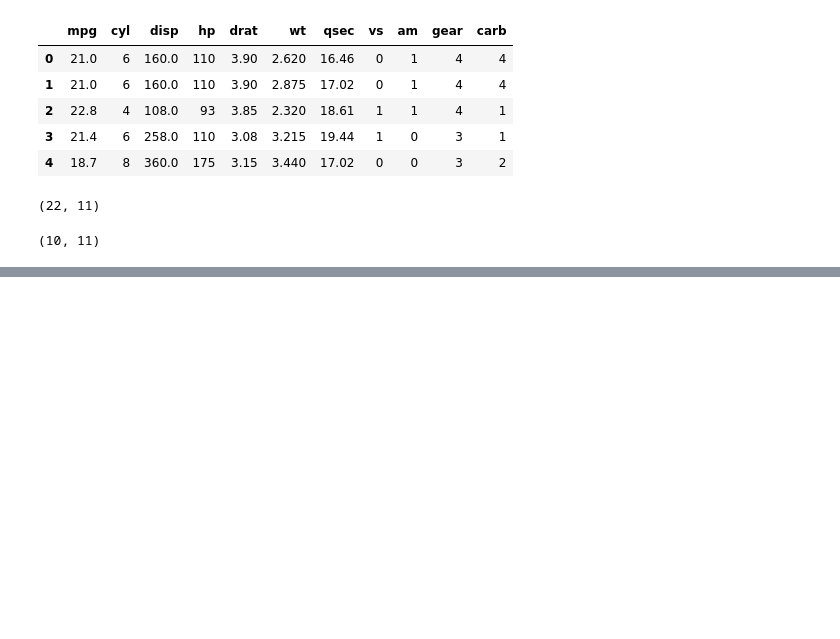
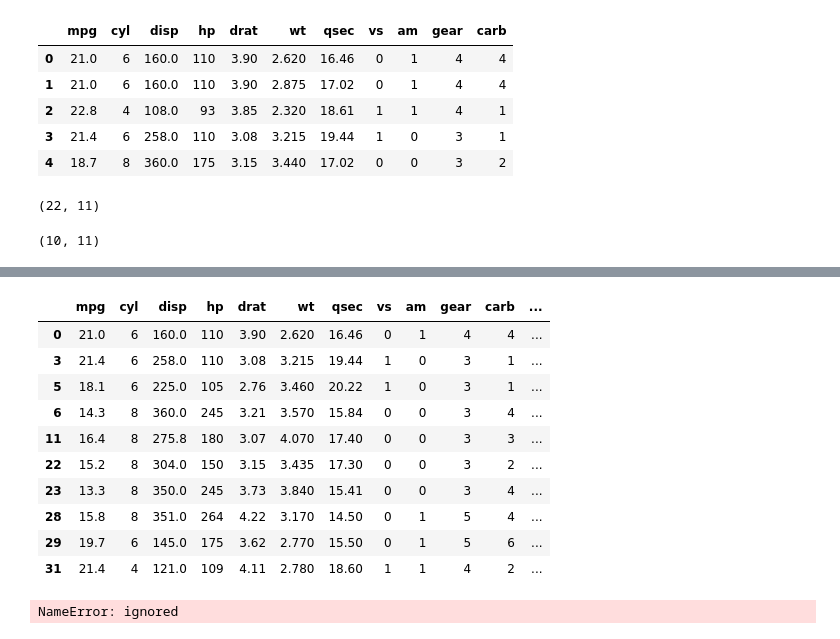
Before and after one commit to jbogarin74/Wobbles, a Jupyter notebook: DASC_HW_4.ipynb, the cells around one changed output, grey strips where cells are left out. Cells and saved outputs as stored; diff of their text form; code cells hidden in the pictures; blank space fills up the shorter version.

```diff
--- a/DASC_HW_4.ipynb
+++ b/DASC_HW_4.ipynb
@@ -83 +82,4 @@ y = train_data["mpg"]
+# %%
+y = train_data["mpg"]
+X1 = train_data["cyl"]
 # %%
@@ -96,0 +133,25 @@ X1 = train_data
+# %%
+X_new = test_data['carb']
+X_new = sm.add_constant(X_new)
+
+# make the predictions by the model
+test_data["predictions"] = model1_fit.predict(X_new)
+
+test_data
+# %% [output]
+|  | mpg | cyl | disp | hp | drat | wt | qsec | vs | am | gear | carb | ... |
+| 0 | 21.0 | 6 | 160.0 | 110 | 3.90 | 2.620 | 16.46 | 0 | 1 | 4 | 4 | ... |
+| 3 | 21.4 | 6 | 258.0 | 110 | 3.08 | 3.215 | 19.44 | 1 | 0 | 3 | 1 | ... |
+| 5 | 18.1 | 6 | 225.0 | 105 | 2.76 | 3.460 | 20.22 | 1 | 0 | 3 | 1 | ... |
+| 6 | 14.3 | 8 | 360.0 | 245 | 3.21 | 3.570 | 15.84 | 0 | 0 | 3 | 4 | ... |
+| 11 | 16.4 | 8 | 275.8 | 180 | 3.07 | 4.070 | 17.40 | 0 | 0 | 3 | 3 | ... |
+| 22 | 15.2 | 8 | 304.0 | 150 | 3.15 | 3.435 | 17.30 | 0 | 0 | 3 | 2 | ... |
+| 23 | 13.3 | 8 | 350.0 | 245 | 3.73 | 3.840 | 15.41 | 0 | 0 | 3 | 4 | ... |
+| 28 | 15.8 | 8 | 351.0 | 264 | 4.22 | 3.170 | 14.50 | 0 | 1 | 5 | 4 | ... |
+| 29 | 19.7 | 6 | 145.0 | 175 | 3.62 | 2.770 | 15.50 | 0 | 1 | 5 | 6 | ... |
+| 31 | 21.4 | 4 | 121.0 | 109 | 4.11 | 2.780 | 18.60 | 1 | 1 | 4 | 2 | ... |
+# %%
+parm1 = model1_fit.summary(), tables[1]
+print(parm1)
+# %% [output]
+NameError: ignored
```
Also changed, not shown: parts of 12 cells of this notebook.
